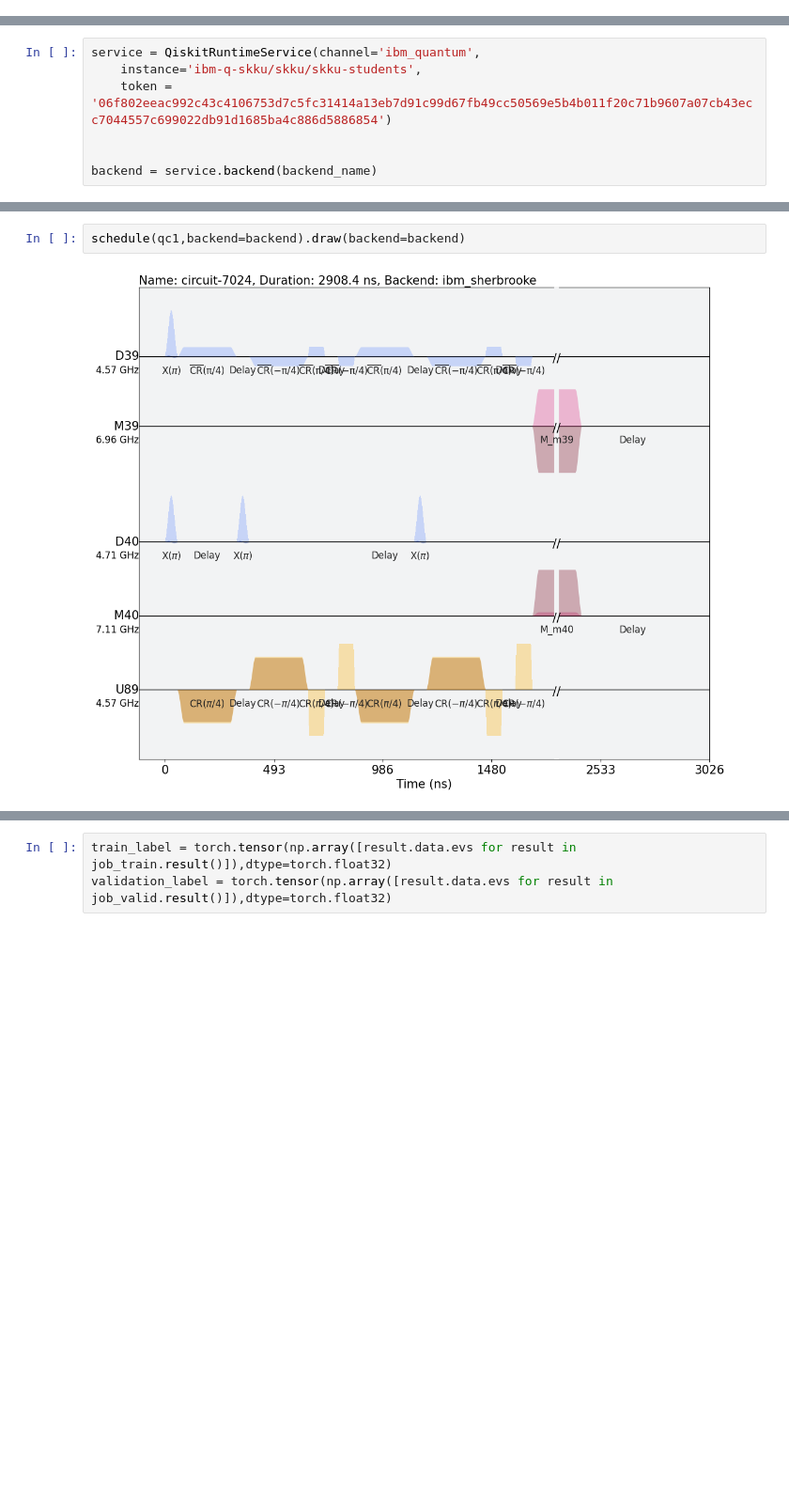
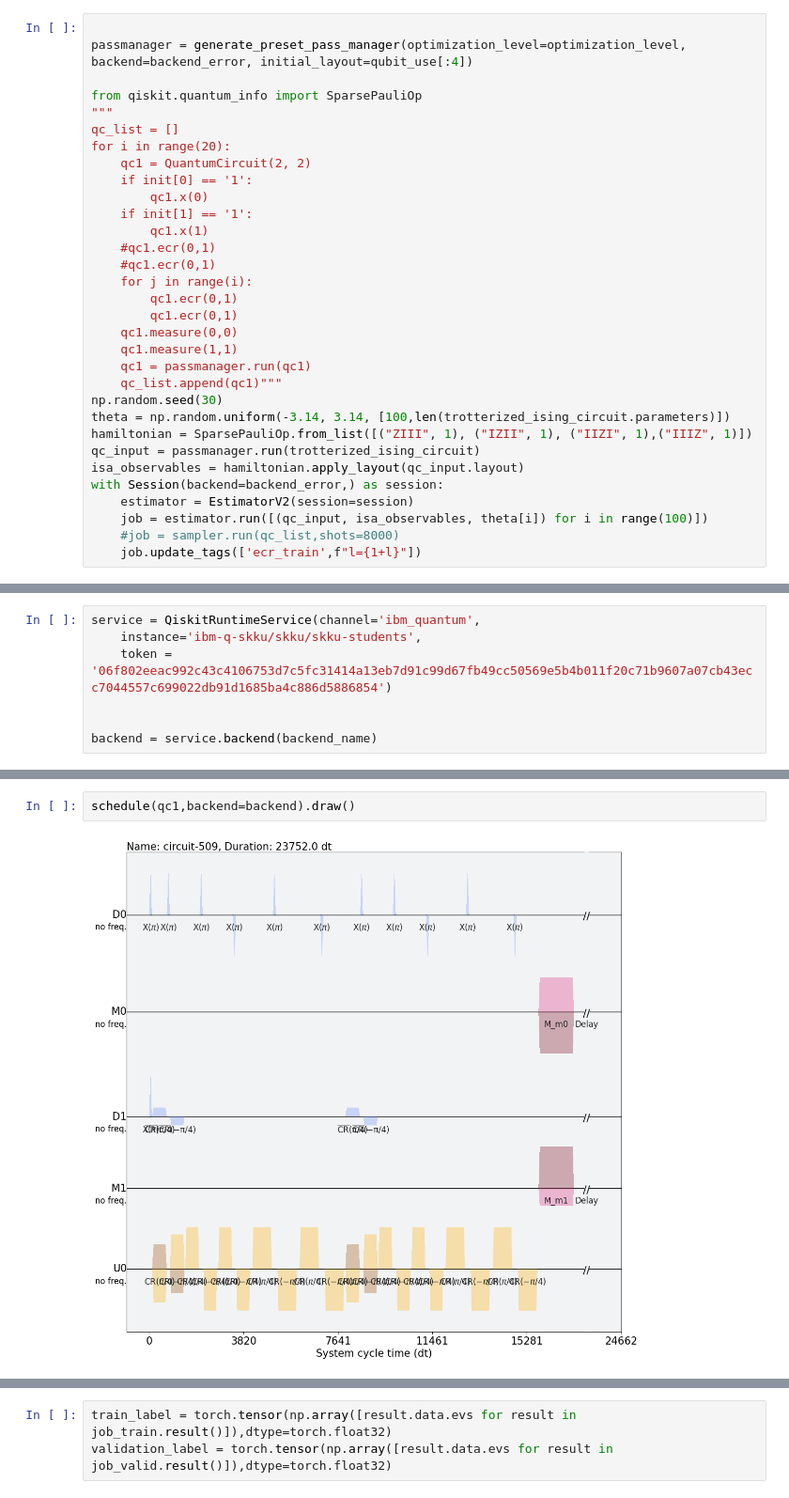
Before and after one commit to pop756/Quantum_KAN, a Jupyter notebook: Real_backend.ipynb, the cells around one changed output, grey strips where cells are left out. Shown: that part at 94% size. Cells and saved outputs as stored; diff of their text form; blank space fills up the shorter version.

```diff
--- a/Real_backend.ipynb
+++ b/Real_backend.ipynb
@@ -253,0 +257,32 @@ qc1 = passmanager.run(qc1)
+# %%
+
+passmanager = generate_preset_pass_manager(optimization_level=optimization_level, backend=backend_error, initial_layout=qubit_use[:4])
+
+from qiskit.quantum_info import SparsePauliOp
+"""
+qc_list = []
+for i in range(20):
+    qc1 = QuantumCircuit(2, 2)
+    if init[0] == '1':
+        qc1.x(0)
+    if init[1] == '1':
+        qc1.x(1)
+    #qc1.ecr(0,1)
+    #qc1.ecr(0,1)
+    for j in range(i):
+        qc1.ecr(0,1)
+        qc1.ecr(0,1)
+    qc1.measure(0,0)
+    qc1.measure(1,1)
+    qc1 = passmanager.run(qc1)
+    qc_list.append(qc1)"""
+np.random.seed(30)
+theta = np.random.uniform(-3.14, 3.14, [100,len(trotterized_ising_circuit.parameters)])
+hamiltonian = SparsePauliOp.from_list([("ZIII", 1), ("IZII", 1), ("IIZI", 1),("IIIZ", 1)])
+qc_input = passmanager.run(trotterized_ising_circuit)
+isa_observables = hamiltonian.apply_layout(qc_input.layout)
+with Session(backend=backend_error,) as session:
+    estimator = EstimatorV2(session=session)
+    job = estimator.run([(qc_input, isa_observables, theta[i]) for i in range(100)])
+    #job = sampler.run(qc_list,shots=8000)
+    job.update_tags(['ecr_train',f"l={1+l}"])
@@ -399,9 +375,9 @@ initial_layout = init_list[1]
 passmanager = generate_preset_pass_manager(optimization_level=0, backend=backend, initial_layout=list(initial_layout))
 qc1 = passmanager.run(qc1)
 # %%
-schedule(qc1,backend=backend).draw(backend=backend)
+schedule(qc1,backend=backend).draw()
 # %% [output]
-[figure, old version]
+[figure, new version]
 # %%
 passmanager = generate_preset_pass_manager(optimization_level=optimization_level, backend=backend, initial_layout=qubit_use[:4])
 
```
Also changed, not shown: parts of 23 cells of this notebook.
